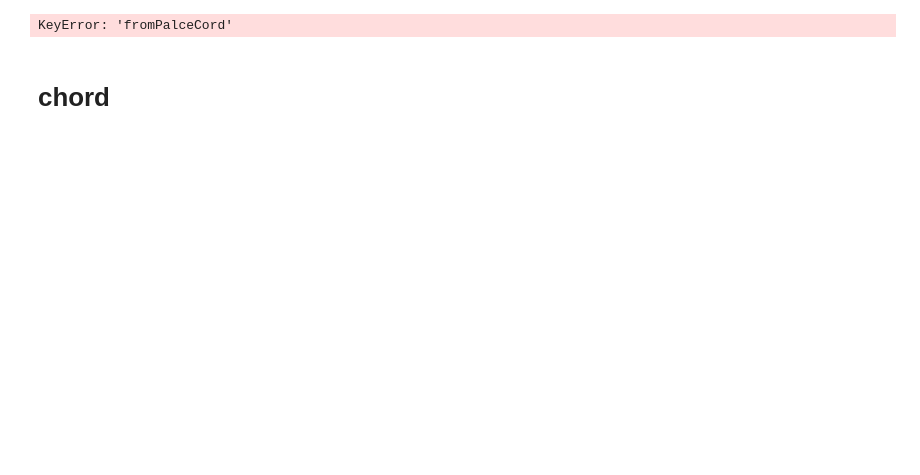
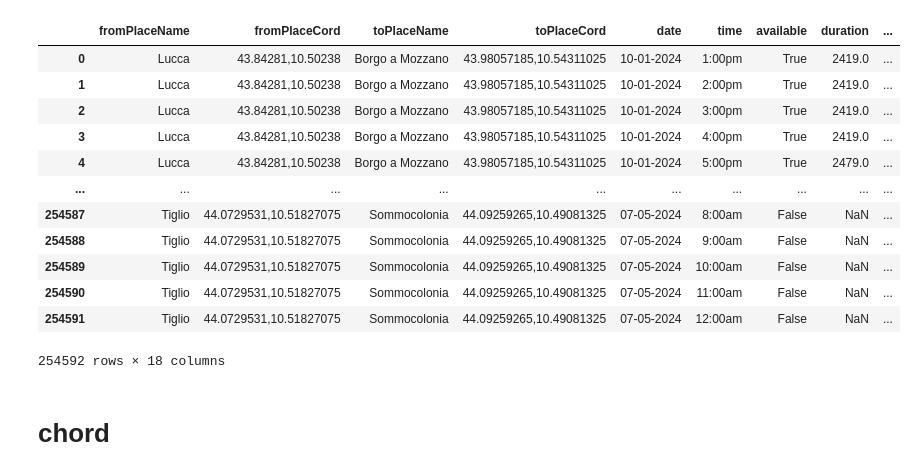
Before and after one commit to bianchi-john/OTPBorghi, a Jupyter notebook: chord/chord.ipynb, the cells around one changed output. Drawn from its saved outputs; the diff is of its cells as text; code cells hidden in the pictures; blank space fills up the shorter version.

Commit message:
update comuni e frazioni to 2024 gtfs

```diff
--- a/chord/chord.ipynb
+++ b/chord/chord.ipynb
@@ -29,16 +29,32 @@ comuni = pd.read_csv('../Datasets/comuni.csv')
 
 # Leggo il file con i tempi per comuni e frazioni
 comuniFrazioni = pd.read_csv('../Datasets/comuniFrazioni.csv')
+# %%
+comuniFrazioni
+# %% [output]
+|  | fromPlaceName | fromPlaceCord | toPlaceName | toPlaceCord | date | time | available | duration | ... |
+| 0 | Lucca | 43.84281,10.50238 | Borgo a Mozzano | 43.98057185,10.54311025 | 10-01-2024 | 1:00pm | True | 2419.0 | ... |
+| 1 | Lucca | 43.84281,10.50238 | Borgo a Mozzano | 43.98057185,10.54311025 | 10-01-2024 | 2:00pm | True | 2419.0 | ... |
+| 2 | Lucca | 43.84281,10.50238 | Borgo a Mozzano | 43.98057185,10.54311025 | 10-01-2024 | 3:00pm | True | 2419.0 | ... |
+| 3 | Lucca | 43.84281,10.50238 | Borgo a Mozzano | 43.98057185,10.54311025 | 10-01-2024 | 4:00pm | True | 2419.0 | ... |
+| 4 | Lucca | 43.84281,10.50238 | Borgo a Mozzano | 43.98057185,10.54311025 | 10-01-2024 | 5:00pm | True | 2479.0 | ... |
+| ... | ... | ... | ... | ... | ... | ... | ... | ... | ... |
+| 254587 | Tiglio | 44.0729531,10.51827075 | Sommocolonia | 44.09259265,10.49081325 | 07-05-2024 | 8:00am | False | NaN | ... |
+| 254588 | Tiglio | 44.0729531,10.51827075 | Sommocolonia | 44.09259265,10.49081325 | 07-05-2024 | 9:00am | False | NaN | ... |
+| 254589 | Tiglio | 44.0729531,10.51827075 | Sommocolonia | 44.09259265,10.49081325 | 07-05-2024 | 10:00am | False | NaN | ... |
+| 254590 | Tiglio | 44.0729531,10.51827075 | Sommocolonia | 44.09259265,10.49081325 | 07-05-2024 | 11:00am | False | NaN | ... |
+| 254591 | Tiglio | 44.0729531,10.51827075 | Sommocolonia | 44.09259265,10.49081325 | 07-05-2024 | 12:00am | False | NaN | ... |
+254592 rows × 18 columns
 # %%
 def split_coordinates(df):
-    # Dividi la colonna 'fromPalceCord' in due colonne: 'fromLat' e 'fromLon'
-    df[['fromLat', 'fromLon']] = df['fromPalceCord'].str.replace('\t', ',').str.split(',', expand=True)
+    # Dividi la colonna 'fromPlaceCord' in due colonne: 'fromLat' e 'fromLon'
+    df[['fromLat', 'fromLon']] = df['fromPlaceCord'].str.replace('\t', ',').str.split(',', expand=True)
 
     # Dividi la colonna 'toPlaceCord' in due colonne: 'toLat' e 'toLon'
     df[['toLat', 'toLon']] = df['toPlaceCord'].str.replace('\t', ',').str.split(',', expand=True)
 
-    # Elimina le colonne originali 'fromPalceCord' e 'toPlaceCord' se necessario
-    df.drop(['fromPalceCord', 'toPlaceCord'], axis=1, inplace=True)
+    # Elimina le colonne originali 'fromPlaceCord' e 'toPlaceCord' se necessario
+    df.drop(['fromPlaceCord', 'toPlaceCord'], axis=1, inplace=True)
 
     # Converti le colonne in numeri (float)
     df[['fromLat', 'fromLon', 'toLat', 'toLon']] = df[['fromLat', 'fromLon', 'toLat', 'toLon']].apply(pd.to_numeric)
@@ -49,8 +65,6 @@ def split_coordinates(df):
 
 comuni = split_coordinates(comuni)
 comuniFrazioni = split_coordinates(comuniFrazioni)
-# %% [output]
-KeyError: 'fromPalceCord'
 # %% [markdown]
 # chord
 # %%
```
Also changed, not shown: parts of 3 cells of this notebook, 14 other files.
